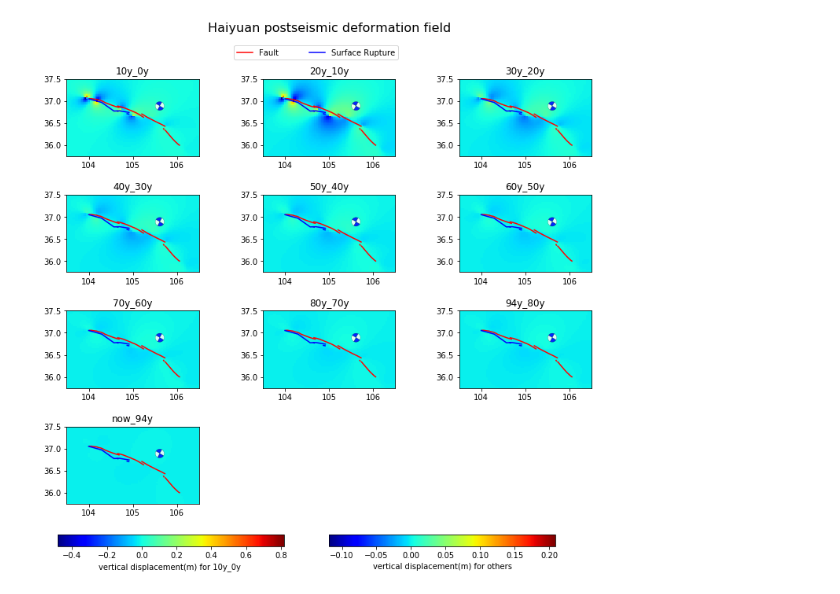
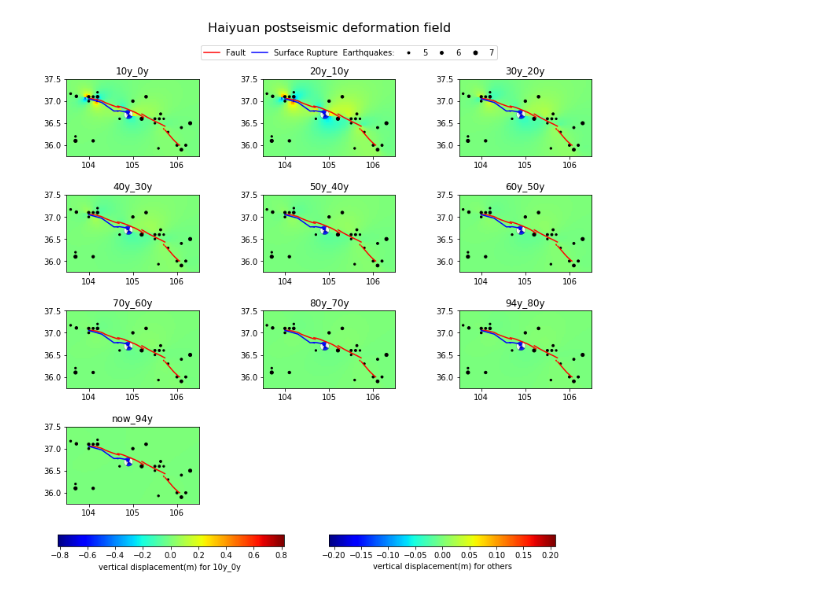
Before and after one commit to geodesymiami/infiles_lvxr, a Jupyter notebook: Ipynb/multi_plot_fault_displ.ipynb, the cells around one changed output. Cells and saved outputs as stored; diff of their text form; code cells hidden in the pictures.

Commit message:
add seismicity to plot

```diff
--- a/Ipynb/multi_plot_fault_displ.ipynb
+++ b/Ipynb/multi_plot_fault_displ.ipynb
@@ -3,6 +3,7 @@ import rasterio
 import rasterio.plot
 import matplotlib as mpl
 import matplotlib.lines as mlines
+import matplotlib.patches as mpatches
 import matplotlib.pyplot as plt
 import geopandas
 import math
@@ -15,10 +16,12 @@ workdir = '/home/lvxr/insarlab/jupyter/lab/LargeEarthquake/MODEL/model4/Haiyuan/
 
 # read shapefile data
 shps_fault = geopandas.read_file('/home/lvxr/insarlab/jupyter/lab/LargeEarthquake/Fault/Haiyuan_Fault.shp')
-shps_surface_rupture = geopandas.read_file('/home/lvxr/insarlab/jupyter/lab/LargeEarthquake/suface_rupture/Haiyuan_surface_rupture.shp')
+shps_surface_rupture = geopandas.read_file('/home/lvxr/insarlab/jupyter/lab/LargeEarthquake/suface_rupture/Haiyuan.shp')
+shps_seismicity =  geopandas.read_file('/home/lvxr/insarlab/jupyter/lab/LargeEarthquake/seismicity/Haiyuan.shp')
+
 # set lat and lon and focal mechanism of beachball
-beach_lat = 36.89
-beach_lon = 105.61
+beach_lat = 36.7
+beach_lon = 104.9
 focmecs = [300,88,1] #[strike, dip, rake]
 
 # count the number of *.tif files
@@ -37,8 +40,7 @@ fig, axs = plt.subplots(nrows = nrows, ncols = ncols, figsize = figure_size)
 # calculate max and min of color bar
 raster = rasterio.open('/home/lvxr/insarlab/jupyter/lab/LargeEarthquake/MODEL/model4/Haiyuan/PS_dat/tif/poseis-20y_10y_vertical.tif')
 data_colorbar = raster.read(1)
-cb_max = data_colorbar.max()
-cb_min = data_colorbar.min()
+cb_max = round(max(abs(data_colorbar.max()),abs(data_colorbar.min())),4)
 
 # design color bar
 cmap = plt.cm.jet
@@ -54,11 +56,11 @@ for row in range(nrows):
                 raster_name = tif_files[num]
                 raster = rasterio.open(workdir+raster_name)
                 data_colorbar = raster.read(1)
-                cb_max_single = data_colorbar.max()
-                cb_min_single = data_colorbar.min()
-                rasterio.plot.show(raster,1,ax = ax, vmin = cb_min_single, vmax = cb_max_single, cmap=cmap)
+                cb_max_single = round(max(abs(data_colorbar.max()),abs(data_colorbar.min())),4)
+                rasterio.plot.show(raster,1,ax = ax, vmin = -cb_max_single, vmax = cb_max_single, cmap=cmap)
                 shps_fault.plot(color='red',ax = ax)
                 shps_surface_rupture.plot(color='blue',ax = ax)
+                shps_seismicity.plot(color='black',ax = ax, markersize = shps_seismicity['Magnitude'])
                 #plot beach ball
                 b = beach(focmecs, xy=(beach_lon,beach_lat), width=(0.2,0.2), linewidth=0.2,alpha=0.85)
                 b.set_zorder(1)
@@ -66,9 +68,10 @@ for row in range(nrows):
             else:
                 raster_name = tif_files[num]
                 raster = rasterio.open(workdir+raster_name)
-                rasterio.plot.show(raster,1,ax = ax, vmin = cb_min, vmax = cb_max, cmap=cmap)
+                rasterio.plot.show(raster,1,ax = ax, vmin = -cb_max, vmax = cb_max, cmap=cmap)
                 shps_fault.plot(color='red',ax = ax)
                 shps_surface_rupture.plot(color='blue',ax = ax)
+                shps_seismicity.plot(color='black',ax = ax, markersize = shps_seismicity['Magnitude'])
                 #plot beach ball
                 b = beach(focmecs, xy=(beach_lon,beach_lat), width=(0.2,0.2), linewidth=0.2,alpha=0.85)
                 b.set_zorder(1)
@@ -83,35 +86,41 @@ for row in range(nrows):
 
 # adjust subplot
 left_adjust = 0
 bottom_adjust = 0
 right_adjust = 1.2
 top_adjust = 1.5
 plt.subplots_adjust(left = left_adjust, bottom = bottom_adjust , right = right_adjust, top = top_adjust, wspace = 0.3, hspace = 0.5 )#please don't change
 
 # add colorbar (need to define your custom ScalarMappable(an example about how to plot without using imshow function))
 cax1 = fig.add_axes([0, -0.15, 0.5, 0.04])#define the position of ax1
 sm1 = plt.cm.ScalarMappable(cmap=cmap)
 sm1.set_array([])
-sm1.set_clim(vmin = cb_min_single, vmax = cb_max_single)
+sm1.set_clim(vmin = -cb_max_single, vmax = cb_max_single)
 fig.colorbar(sm1,cax1, orientation = 'horizontal', label = 'vertical displacement(m) for 10y_0y ')
 
 cax2 = fig.add_axes([0.60, -0.15, 0.5, 0.04])#define the position of ax2
 sm2 = plt.cm.ScalarMappable(cmap=cmap)
 sm2.set_array([])
-sm2.set_clim(vmin = cb_min, vmax = cb_max)
+sm2.set_clim(vmin = -cb_max, vmax = cb_max)
 fig.colorbar(sm2,cax2, orientation = 'horizontal', label = 'vertical displacement(m) for others')
 
 #create lengend
 fault = mlines.Line2D([], [], color='red',markersize=15, label='Fault') #create signal and label
-sur_rup = mlines.Line2D([], [], color='blue',markersize=15, label='Surface Rupture') #create signal and label
-axs.flatten()[1].legend(handles=[fault,sur_rup],bbox_to_anchor=(-0.25, 1.2,1.3, 0.102),loc='lower left',ncol=2,mode='expand') #design the position of legend
+sur_rup = mlines.Line2D([], [], color='blue',markersize=15, label='Surface Rupture  Earthquakes:') #create signal and label
+#seismicity = mpatches.Circle(([],[]),radius =0.0010, color='black', label='Earthquakes')
+seismicity1 = mlines.Line2D(range(1), range(1), color="white", marker='o', markersize=5,  markerfacecolor="black",label='5')
+seismicity2 = mlines.Line2D(range(1), range(1), color="white", marker='o', markersize=6,  markerfacecolor="black",label='6')
+seismicity3 = mlines.Line2D(range(1), range(1), color="white", marker='o', markersize=7,  markerfacecolor="black",label='7')
+#line2 = mlines.Line2D(range(1), range(1), color="white", marker='o',markerfacecolor="green")
+#line3 = mlines.Line2D(range(1), range(1), color="white", marker='o',markersize=5, markerfacecolor="slategray")
+axs.flatten()[1].legend(handles=[fault,sur_rup,seismicity1,seismicity2,seismicity3],bbox_to_anchor=(-0.5, 1.2,2.3, 0.102),loc='lower left',ncol=5,mode='expand') #design the position of legend
 
 # set figure title
 fig.suptitle('Haiyuan postseismic deformation field', x = right_adjust / 2, y = top_adjust + 0.2, fontsize=16)
 
 #save figure
 fig_name = 'Haiyuan_postseismic_displ.png'
 fig_output = workdir + fig_name
 fig.savefig(fig_output, dpi=200, bbox_inches='tight')
 # %% [output]
-[figure, old version]
+[figure, new version]
```
